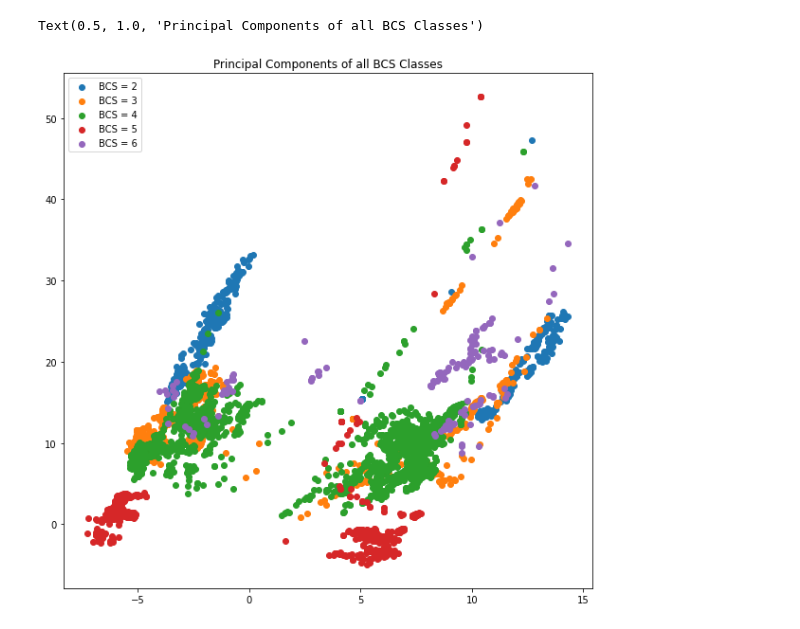
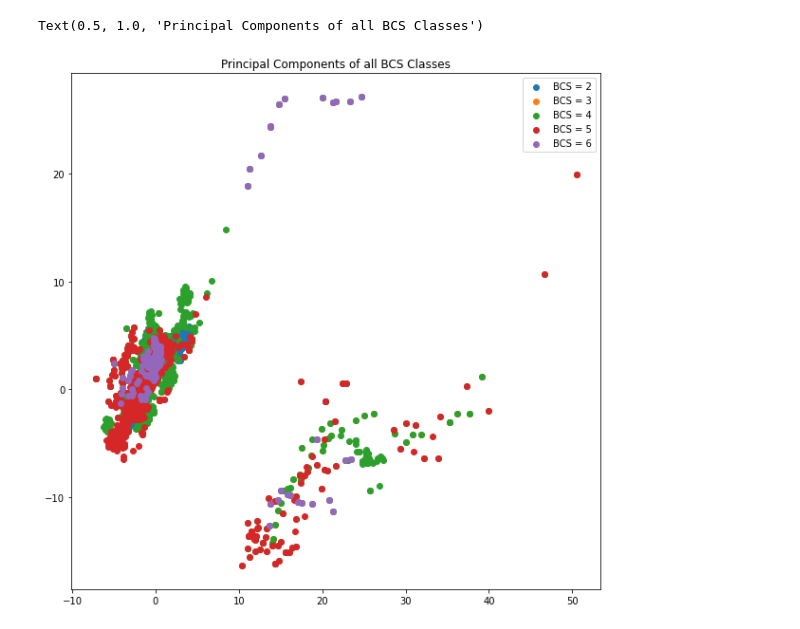
Before and after one commit to zwinkler/Automated-BCS, a Jupyter notebook: Automated BCS.ipynb, the cells around one changed output. Saved outputs shown, nothing was run; the diff lists cells and outputs as text; code cells hidden in the pictures.

```diff
--- a/Automated BCS.ipynb
+++ b/Automated BCS.ipynb
@@ -674,20 +790,20 @@ def normalize_Xtest(X_test, mx, mn):
 
     return X_norm
 # %%
-X_train2, y_train2 = make_X_train('BCS_sorted\\2\\*\\*')
-X_test2, y_test2 = make_X_test('BCS_sorted\\2\\*\\*')
+X_train2, y_train2 = make_X_train('BCS_aligned_sorted\\2\\*\\*')
+X_test2, y_test2 = make_X_test('BCS_aligned_sorted\\2\\*\\*')
 
-X_train3, y_train3 = make_X_train('BCS_sorted\\3\\*\\*')
-X_test3, y_test3 = make_X_test('BCS_sorted\\3\\*\\*')
+X_train3, y_train3 = make_X_train('BCS_aligned_sorted\\3\\*\\*')
+X_test3, y_test3 = make_X_test('BCS_aligned_sorted\\3\\*\\*')
 
-X_train4, y_train4 = make_X_train('BCS_sorted\\4\\*\\*')
-X_test4, y_test4 = make_X_test('BCS_sorted\\4\\*\\*')
+X_train4, y_train4 = make_X_train('BCS_aligned_sorted\\4\\*\\*')
+X_test4, y_test4 = make_X_test('BCS_aligned_sorted\\4\\*\\*')
 
-X_train5, y_train5 = make_X_train('BCS_sorted\\5\\*\\*')
-X_test5, y_test5 = make_X_test('BCS_sorted\\5\\*\\*')
+X_train5, y_train5 = make_X_train('BCS_aligned_sorted\\5\\*\\*')
+X_test5, y_test5 = make_X_test('BCS_aligned_sorted\\5\\*\\*')
 
-X_train6, y_train6 = make_X_train('BCS_sorted\\6\\*\\*')
-X_test6, y_test6 = make_X_test('BCS_sorted\\6\\*\\*')
+X_train6, y_train6 = make_X_train('BCS_aligned_sorted\\6\\*\\*')
+X_test6, y_test6 = make_X_test('BCS_aligned_sorted\\6\\*\\*')
 
 X_train = np.vstack((X_train2, X_train3, X_train4, X_train5, X_train6))
 y_train = y_train2+y_train3+y_train4+y_train5+y_train6
@@ -785,45 +901,74 @@ print(Xn_test_10.shape)
 # %%
 import sklearn.decomposition
 
 pca = sklearn.decomposition.PCA(n_components = 2)
 
-Xn_train2, mx, mn= normalize_Xtrain(X_train2)
-Xn_train3, mx, mn= normalize_Xtrain(X_train3)
-Xn_train4, mx, mn= normalize_Xtrain(X_train4)
-Xn_train5, mx, mn= normalize_Xtrain(X_train5)
-Xn_train6, mx, mn= normalize_Xtrain(X_train6)
+# Xn_train2, mx, mn= normalize_Xtrain(X_train2)
+# Xn_train3, mx, mn= normalize_Xtrain(X_train3)
+# Xn_train4, mx, mn= normalize_Xtrain(X_train4)
+# Xn_train5, mx, mn= normalize_Xtrain(X_train5)
+# Xn_train6, mx, mn= normalize_Xtrain(X_train6)
 
 
-std_Xn_train2 = std_scale.transform(Xn_train2)
-std_Xn_train3 = std_scale.transform(Xn_train3)
-std_Xn_train4 = std_scale.transform(Xn_train4)
-std_Xn_train5 = std_scale.transform(Xn_train5)
-std_Xn_train6 = std_scale.transform(Xn_train6)
+# std_Xn_train2 = std_scale.transform(Xn_train2)
+# std_Xn_train3 = std_scale.transform(Xn_train3)
+# std_Xn_train4 = std_scale.transform(Xn_train4)
+# std_Xn_train5 = std_scale.transform(Xn_train5)
+# std_Xn_train6 = std_scale.transform(Xn_train6)
 
 
-two_comp = pca.fit_transform(std_Xn_train)
+pca_std_Xn_train = pca.fit_transform(std_Xn_train)
 
-pca_total = pca.fit(std_Xn_train)
-pca_Xn_train2 = pca_total.transform(std_Xn_train2)
-pca_Xn_train3 = pca_total.transform(std_Xn_train3)
-pca_Xn_train4 = pca_total.transform(std_Xn_train4)
-pca_Xn_train5 = pca_total.transform(std_Xn_train5)
-pca_Xn_train6 = pca_total.transform(std_Xn_train6)
+#pca_total = pca.fit(std_Xn_train)
+# pca_Xn_train2 = pca_total.transform(std_Xn_train2)
+# pca_Xn_train3 = pca_total.transform(std_Xn_train3)
+# pca_Xn_train4 = pca_total.transform(std_Xn_train4)
+# pca_Xn_train5 = pca_total.transform(std_Xn_train5)
+# pca_Xn_train6 = pca_total.transform(std_Xn_train6)
 
 # print(np.shape(two_comp))
 
 # plt.figure(figsize=(10,10))
 # plt.scatter(two_comp[:, 0], two_comp[:, 1])
 # plt.title('Principal Components of BCS Features')
 
+y_train_2_slice = len(y_train[np.where(y_train == '2')])
+y_train_3_slice = len(y_train[np.where(y_train == '3')])
+y_train_4_slice = len(y_train[np.where(y_train == '4')])
+y_train_5_slice = len(y_train[np.where(y_train == '5')])
+y_train_6_slice = len(y_train[np.where(y_train == '6')])
+
+
+# plt.figure(figsize=(10,10))
+# plt.scatter(pca_Xn_train2[:,0], pca_Xn_train2[:,1])
+# plt.scatter(pca_Xn_train3[:,0], pca_Xn_train3[:,1])
+# plt.scatter(pca_Xn_train4[:,0], pca_Xn_train4[:,1])
+# plt.scatter(pca_Xn_train5[:,0], pca_Xn_train5[:,1])
+# plt.scatter(pca_Xn_train6[:,0], pca_Xn_train6[:,1])
+# plt.legend(['BCS = 2', 'BCS = 3', 'BCS = 4', 'BCS = 5', 'BCS = 6'])
+# plt.title('Principal Components of all BCS Classes')
+
 plt.figure(figsize=(10,10))
-plt.scatter(pca_Xn_train2[:,0], pca_Xn_train2[:,1])
-plt.scatter(pca_Xn_train3[:,0], pca_Xn_train3[:,1])
-plt.scatter(pca_Xn_train4[:,0], pca_Xn_train4[:,1])
-plt.scatter(pca_Xn_train5[:,0], pca_Xn_train5[:,1])
-plt.scatter(pca_Xn_train6[:,0], pca_Xn_train6[:,1])
+plt.scatter(pca_std_Xn_train[:y_train_2_slice,0], pca_std_Xn_train[:y_train_2_slice,1])
+plt.scatter(pca_std_Xn_train[y_train_2_slice:y_train_2_slice + y_train_3_slice,0], pca_std_Xn_train[y_train_2_slice:y_train_2_slice + y_train_3_slice,1])
+plt.scatter(pca_std_Xn_train[y_train_3_slice:y_train_3_slice + y_train_4_slice,0], pca_std_Xn_train[y_train_3_slice:y_train_3_slice + y_train_4_slice,1])
+plt.scatter(pca_std_Xn_train[y_train_4_slice:y_train_4_slice + y_train_5_slice,0], pca_std_Xn_train[y_train_4_slice:y_train_4_slice + y_train_5_slice,1])
+
+# x = pca_std_Xn_train[y_train_4_slice:y_train_4_slice + y_train_5_slice,0]
+# y = pca_std_Xn_train[y_train_4_slice:y_train_4_slice + y_train_5_slice,1]
+# thing = np.arange(0, len(pca_std_Xn_train[y_train_4_slice:y_train_4_slice + y_train_5_slice,1]))
+# for i, txt in enumerate(np.arange(0, len(pca_std_Xn_train[y_train_4_slice:y_train_4_slice + y_train_5_slice,1]))):
+#     plt.annotate(txt, (x[i], y[i]))
+
+plt.scatter(pca_std_Xn_train[y_train_5_slice:y_train_5_slice + y_train_6_slice,0], pca_std_Xn_train[y_train_5_slice:y_train_5_slice + y_train_6_slice,1])
 plt.legend(['BCS = 2', 'BCS = 3', 'BCS = 4', 'BCS = 5', 'BCS = 6'])
 plt.title('Principal Components of all BCS Classes')
+
+# x_min = 4
+# x_max = 10
+# y_min = 10
+# y_max = 35
+# plt.axis([x_min, x_max, y_min, y_max])
 # %% [output]
 Text(0.5, 1.0, 'Principal Components of all BCS Classes')
-[figure, old version]
+[figure, new version]
```
Also changed, not shown: parts of 24 cells of this notebook, 6 other files.
